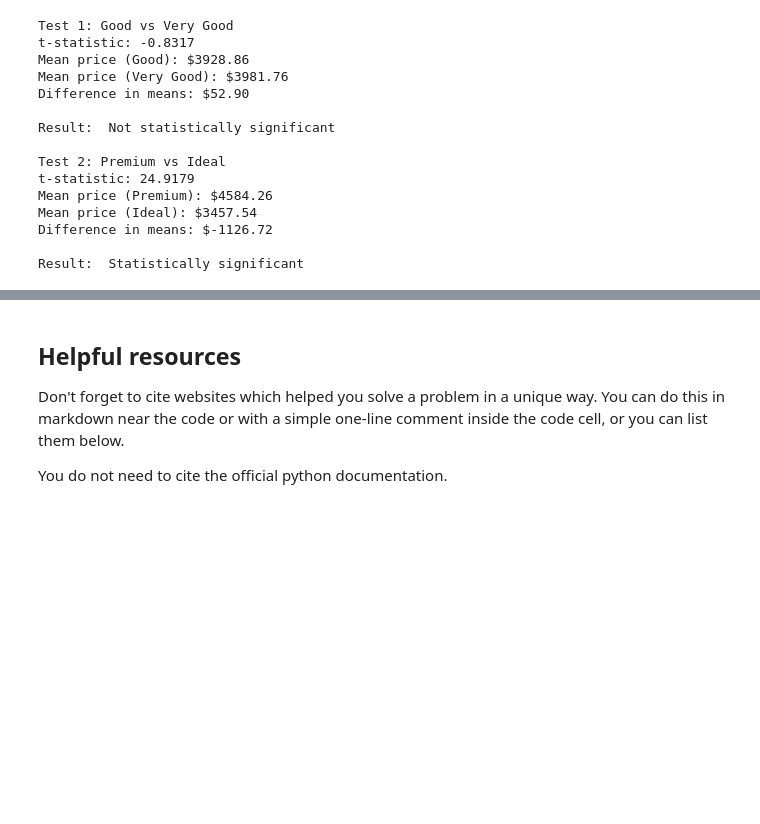
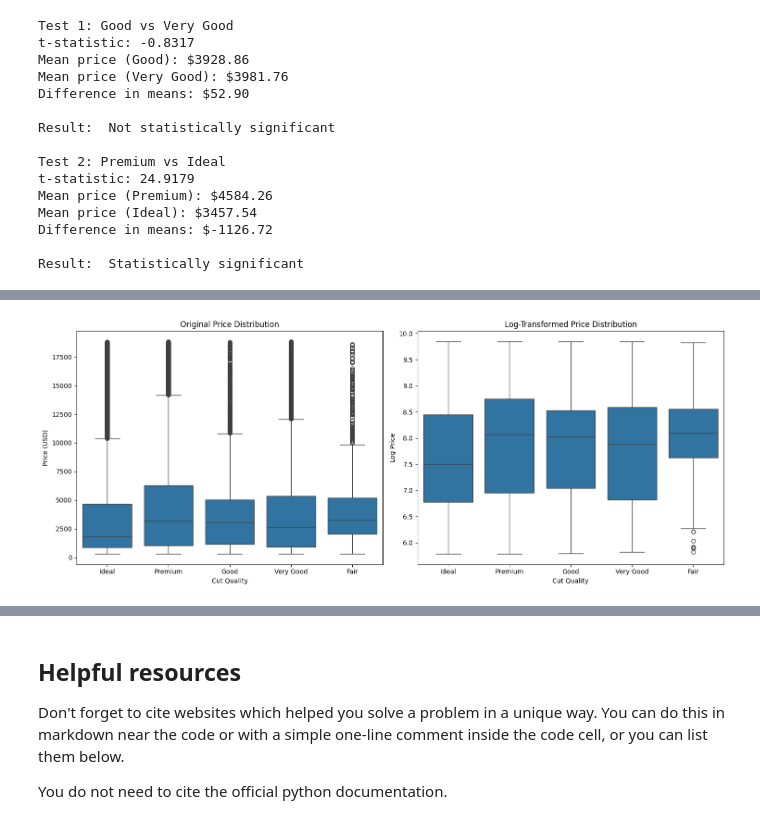
Before and after one commit to DavidYu75/ds3000-assignments, a Jupyter notebook: DS3000.A6.David.Yu.ipynb, the cells around one changed output, grey strips where cells are left out. Drawn from its saved outputs; the diff is of its cells as text; code cells hidden in the pictures; blank space fills up the shorter version.

```diff
--- a/DS3000.A6.David.Yu.ipynb
+++ b/DS3000.A6.David.Yu.ipynb
@@ -222,0 +229,23 @@ We have a t-statistic of 24.9179. For a 2 sample test with an alpha of 5%, the c
+# %%
+df['log_price'] = np.log(df['price'])
+
+plt.figure(figsize=(15, 6))
+
+# Original price distribution
+plt.subplot(1, 2, 1)
+sns.boxplot(x='cut', y='price', data=df)
+plt.title('Original Price Distribution')
+plt.xlabel('Cut Quality')
+plt.ylabel('Price (USD)')
+
+# Log-transformed price distribution
+plt.subplot(1, 2, 2)
+sns.boxplot(x='cut', y='log_price', data=df)
+plt.title('Log-Transformed Price Distribution')
+plt.xlabel('Cut Quality')
+plt.ylabel('Log Price')
+
+plt.tight_layout()
+plt.show()
+# %% [output]
+[figure, added]
```
Also changed, not shown: parts of 5 cells of this notebook.
